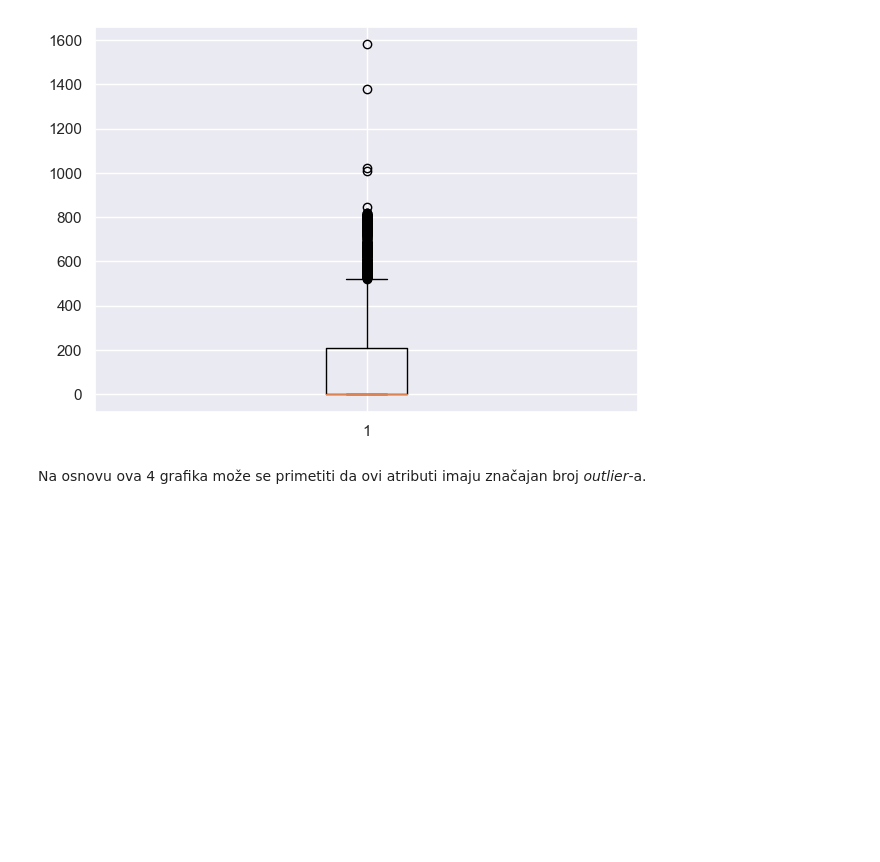
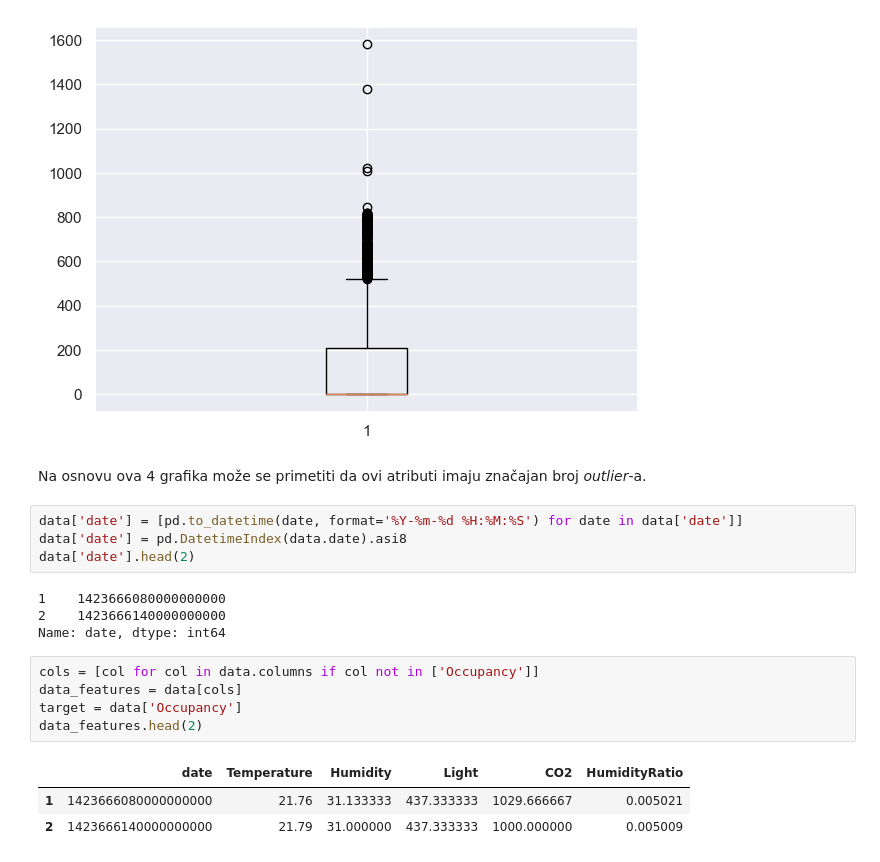
Before and after one commit to cats9rule/mlprojects, a Jupyter notebook: p1/p1.ipynb, the cells around one changed output. Saved outputs shown, nothing was run; the diff lists cells and outputs as text; blank space fills up the shorter version.

```diff
--- a/p1/p1.ipynb
+++ b/p1/p1.ipynb
@@ -139,3 +139,20 @@ plt.show()
 [figure]
 # %% [markdown]
 Na osnovu ova 4 grafika može se primetiti da ovi atributi imaju značajan broj *outlier*-a.
+# %%
+data['date'] = [pd.to_datetime(date, format='%Y-%m-%d %H:%M:%S') for date in data['date']]
+data['date'] = pd.DatetimeIndex(data.date).asi8
+data['date'].head(2)
+# %% [output]
+1    1423666080000000000
+2    1423666140000000000
+Name: date, dtype: int64
+# %%
+cols = [col for col in data.columns if col not in ['Occupancy']]
+data_features = data[cols]
+target = data['Occupancy']
+data_features.head(2)
+# %% [output]
+|  | date | Temperature | Humidity | Light | CO2 | HumidityRatio |
+| 1 | 1423666080000000000 | 21.76 | 31.133333 | 437.333333 | 1029.666667 | 0.005021 |
+| 2 | 1423666140000000000 | 21.79 | 31.000000 | 437.333333 | 1000.000000 | 0.005009 |
```
Also changed, not shown: parts of 5 cells of this notebook, 3 other files.
